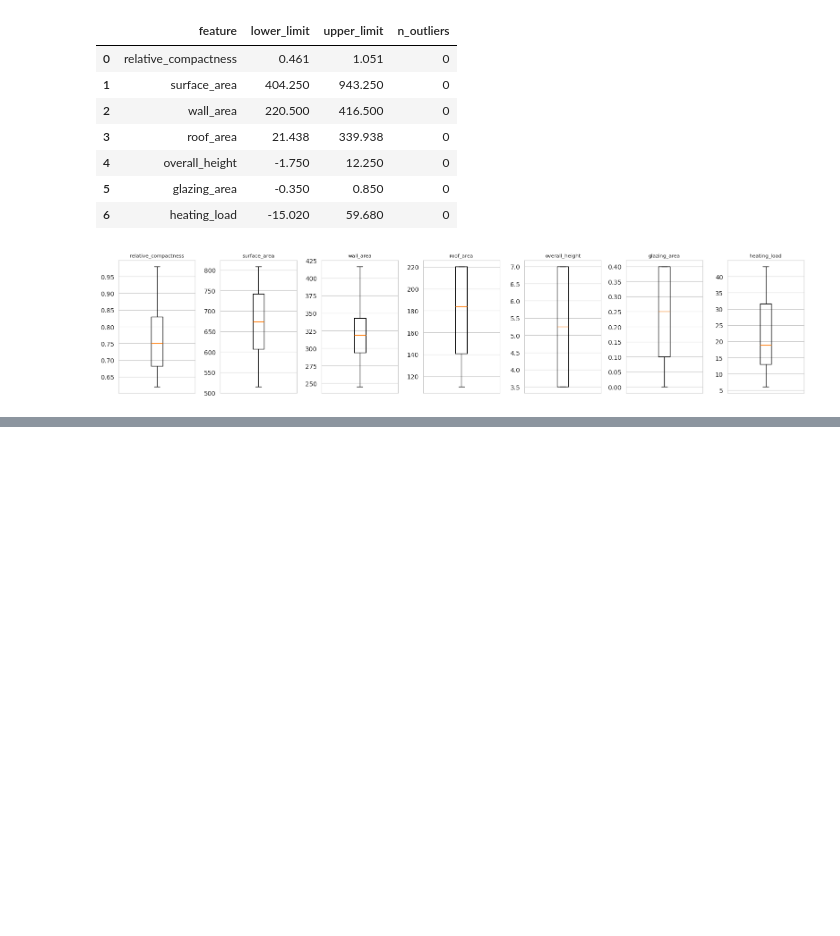
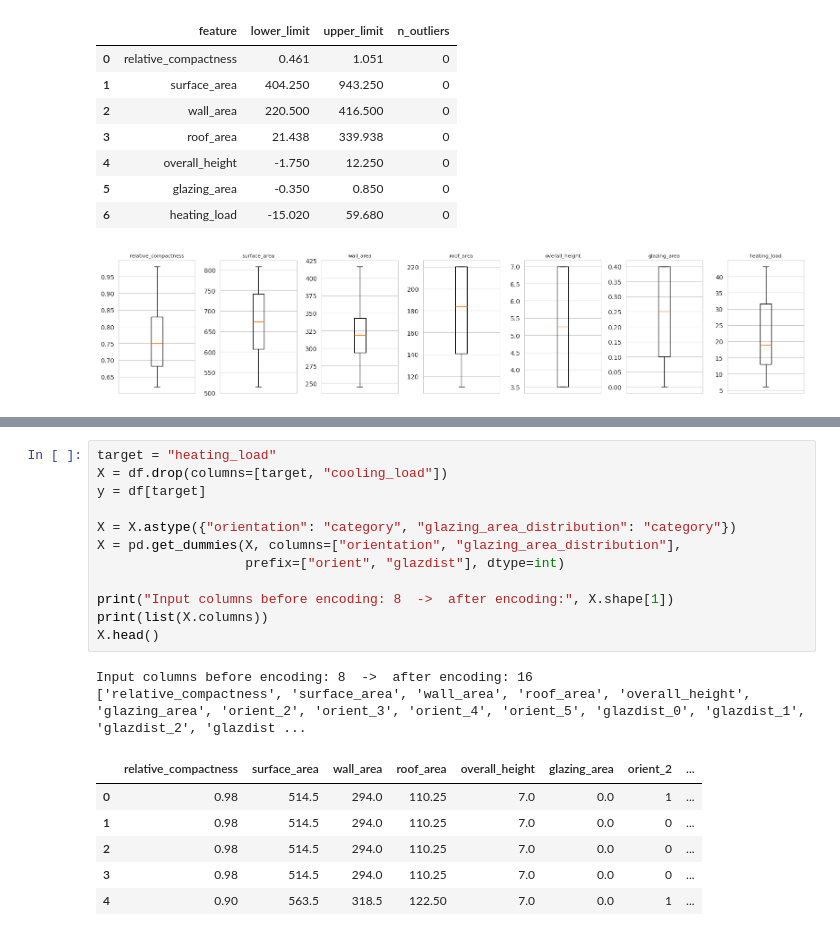
Before and after one commit to Khalidgh707/Machine-Learning-Project, a Jupyter notebook: DS471ML_project.ipynb, the cells around one changed output, grey strips where cells are left out. Saved outputs shown, nothing was run; the diff lists cells and outputs as text; blank space fills up the shorter version.

```diff
--- a/DS471ML_project.ipynb
+++ b/DS471ML_project.ipynb
@@ -213,0 +224,21 @@ plt.tight_layout(); plt.savefig("figures/fig2_boxplots.png", dpi=200); plt.show(
+# %%
+target = "heating_load"
+X = df.drop(columns=[target, "cooling_load"])
+y = df[target]
+
+X = X.astype({"orientation": "category", "glazing_area_distribution": "category"})
+X = pd.get_dummies(X, columns=["orientation", "glazing_area_distribution"],
+                   prefix=["orient", "glazdist"], dtype=int)
+
+print("Input columns before encoding: 8  ->  after encoding:", X.shape[1])
+print(list(X.columns))
+X.head()
+# %% [output]
+Input columns before encoding: 8  ->  after encoding: 16
+['relative_compactness', 'surface_area', 'wall_area', 'roof_area', 'overall_height', 'glazing_area', 'orient_2', 'orient_3', 'orient_4', 'orient_5', 'glazdist_0', 'glazdist_1', 'glazdist_2', 'glazdist ...
+|  | relative_compactness | surface_area | wall_area | roof_area | overall_height | glazing_area | orient_2 | ... |
+| 0 | 0.98 | 514.5 | 294.0 | 110.25 | 7.0 | 0.0 | 1 | ... |
+| 1 | 0.98 | 514.5 | 294.0 | 110.25 | 7.0 | 0.0 | 0 | ... |
+| 2 | 0.98 | 514.5 | 294.0 | 110.25 | 7.0 | 0.0 | 0 | ... |
+| 3 | 0.98 | 514.5 | 294.0 | 110.25 | 7.0 | 0.0 | 0 | ... |
+| 4 | 0.90 | 563.5 | 318.5 | 122.50 | 7.0 | 0.0 | 1 | ... |
```
Also changed, not shown: parts of 7 cells of this notebook.
